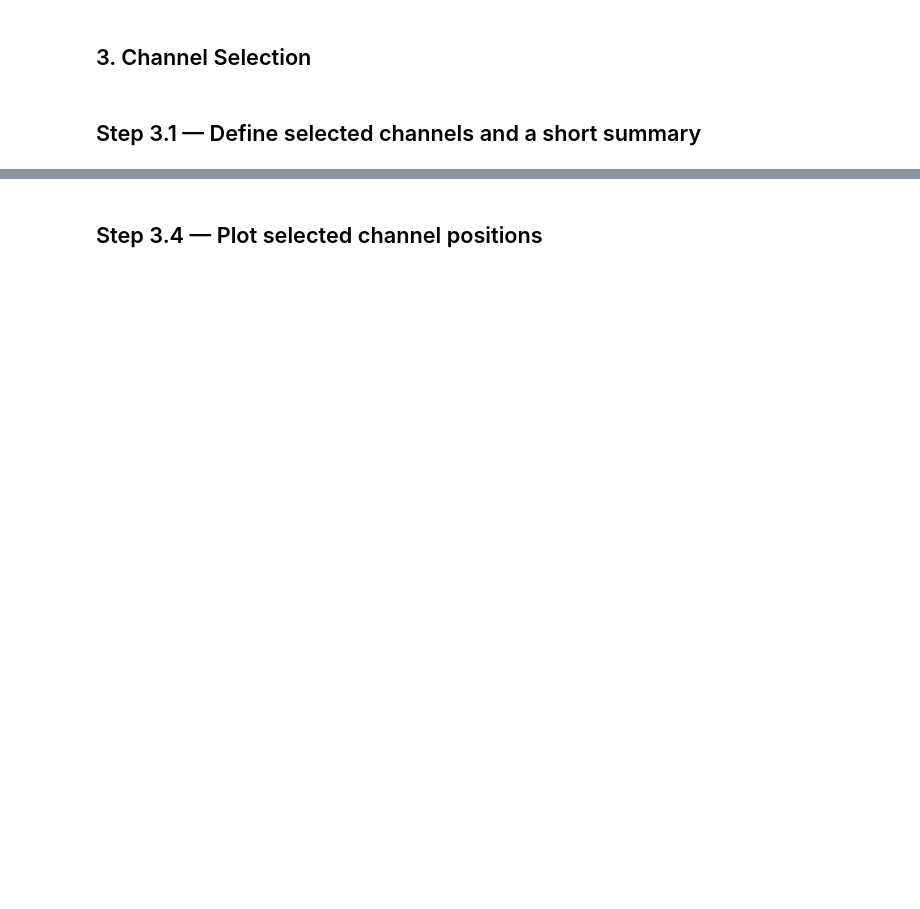
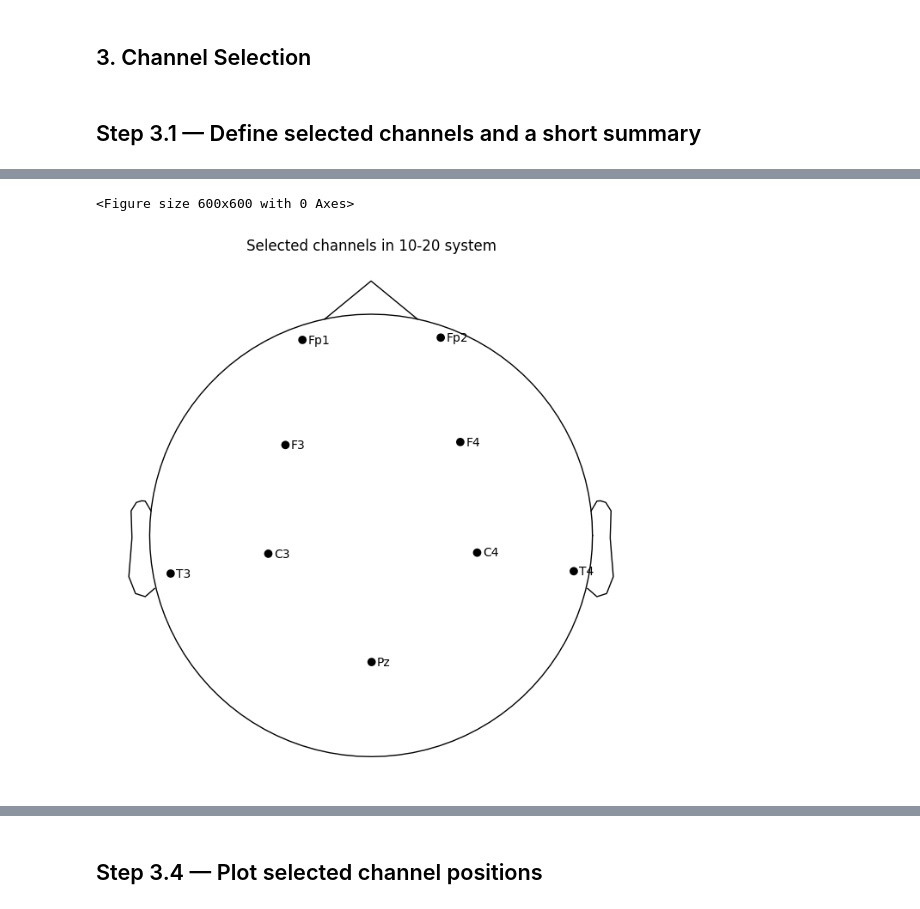
Before and after one commit to tairakhayev/kanproject, a Jupyter notebook: main.ipynb, the cells around one changed output, grey strips where cells are left out. Drawn from its saved outputs; the diff is of its cells as text; code cells hidden in the pictures; blank space fills up the shorter version.

```diff
--- a/main.ipynb
+++ b/main.ipynb
@@ -107,10 +138,12 @@ Pz: in 28/28 files
 # %% [markdown]
 ## Step 3.1 — Define selected channels and a short summary
 # %%
-SELECTED_CHANNELS = [
-    "Fp1", "Fp2",   # фронтальные полюса — когнитивный контроль, планирование
-    "F3", "F4",     # дорсолатеральная префронтальная кора — подготовка движений
-    "C3", "C4",     # моторная кора
-    "T3", "T4",     # височные (аналог T7/T8) — сенсомоторная интеграция
-    "Pz"            # теменно-срединная — сенсорная интеграция, внимание
-]
+SELECTED_CHANNELS = ["Fp1", "Fp2", "F3", "F4", "C3", "C4", "T3", "T4", "Pz"]
+
+print("Selected channels:", SELECTED_CHANNELS)
+
+# Быстрая проверка: сколько из выбранных каналов встречаются в большинстве файлов
+present_counts = {ch: sum(ch in chans for chans in file_channels) for ch in SELECTED_CHANNELS}
+print("\nPresence of selected channels:")
+for ch, cnt in present_counts.items():
+    print(f"{ch}: in {cnt}/{len(all_files)} files")
@@ -126,0 +189,60 @@ VALID = set(SELECTED_CHANNELS)  # допустимые для проекта и
+# %%
+import mne
+import matplotlib.pyplot as plt
+
+def plot_selected_channels(selected_channels):
+    """
+    Строит расположение выбранных каналов в системе 10-20.
+    Учитывает регистры: 'Fp1'/'FP1', 'Pz'/'PZ' и т.д.
+    """
+
+    # Берём стандартный монтаж 10-20
+    montage = mne.channels.make_standard_montage("standard_1020")
+    ch_pos_all = montage.get_positions()["ch_pos"]
+
+    # Карта для T3/T4 → T7/T8 (в 10-20 эти имена другие)
+    viz_map = {"T3": "T7", "T4": "T8"}
+
+    # Используем "правильные" имена, как в MNE (с учётом регистра)
+    viz_channels = []
+    for ch in selected_channels:
+        base = viz_map.get(ch, ch)  # заменим T3/T4 при необходимости
+        # Пробуем разные варианты регистра
+        if base in ch_pos_all:
+            viz_channels.append(base)
+        elif base.capitalize() in ch_pos_all:
+            viz_channels.append(base.capitalize())
+        elif base.upper() in ch_pos_all:
+            viz_channels.append(base.upper())
+        else:
+            viz_channels.append(None)
+
+    # Собираем позиции
+    sel_pos = {ch: ch_pos_all[vch]
+               for ch, vch in zip(selected_channels, viz_channels)
+               if vch is not None}
+
+    # Проверим, кого не нашли
+    missing = [ch for ch, vch in zip(selected_channels, viz_channels) if vch is None]
+    if missing:
+        print("⚠️ Missing in standard_1020:", missing)
+
+    # Собираем монтаж и рисуем
+    sel_montage = mne.channels.make_dig_montage(ch_pos=sel_pos, coord_frame="head")
+
+    fig = plt.figure(figsize=(6, 6))
+    mne.viz.plot_montage(sel_montage, show_names=True, sphere=0.1, show=False)
+    plt.title("Selected channels in 10-20 system")
+    plt.show()
+
+    # Дополнительно печатаем координаты
+    print("\nChannel positions (x, y, z):")
+    for ch, pos in sel_pos.items():
+        print(f"{ch}: {pos}")
+
+# === Пример вызова ===
+SELECTED_CHANNELS = ["Fp1", "Fp2", "F3", "F4", "C3", "C4", "T3", "T4", "Pz"]
+plot_selected_channels(SELECTED_CHANNELS)
+# %% [output]
+<Figure size 600x600 with 0 Axes>
+[figure, added]
```
Also changed, not shown: parts of 33 cells of this notebook, 1 other file.
